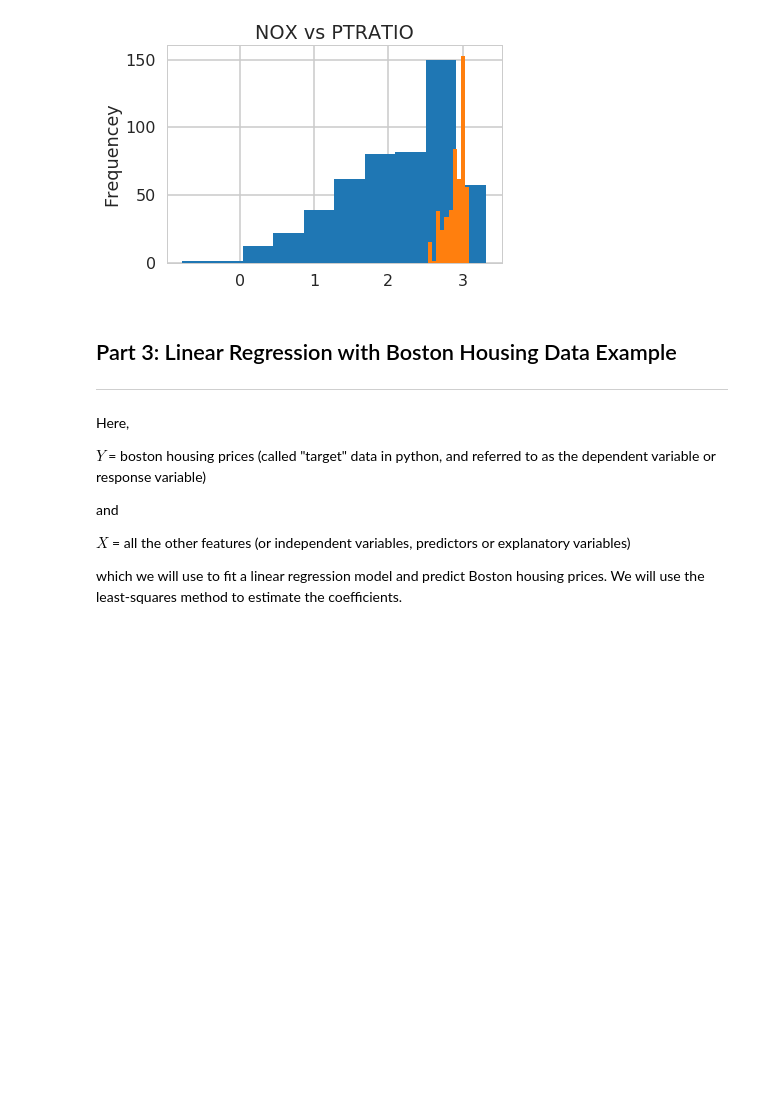
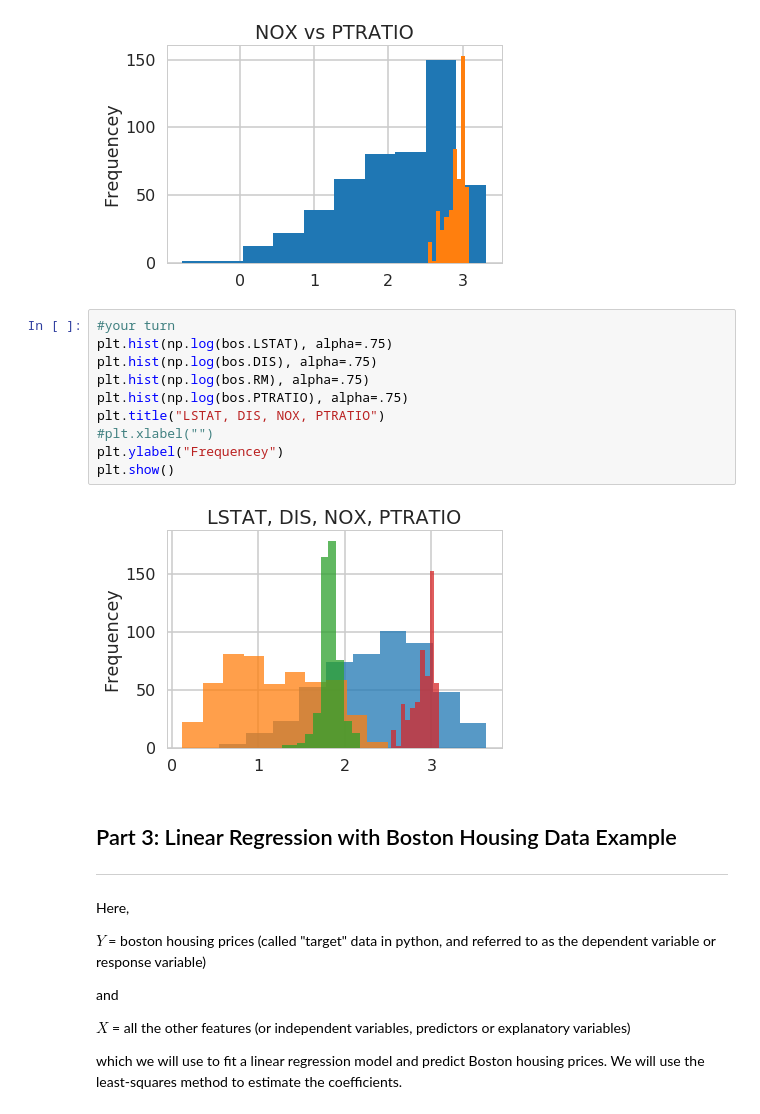
Before and after one commit to SethDKelly/Springboard, a Jupyter notebook: sec11/linear_regression/Mini_Project_Linear_Regression.ipynb, the cells around one changed output. Drawn from its saved outputs; the diff is of its cells as text; blank space fills up the shorter version.

```diff
--- a/sec11/linear_regression/Mini_Project_Linear_Regression.ipynb
+++ b/sec11/linear_regression/Mini_Project_Linear_Regression.ipynb
@@ -409,6 +409,18 @@ plt.ylabel("Frequencey")
 plt.show()
 # %% [output]
 [figure]
+# %%
+#your turn
+plt.hist(np.log(bos.LSTAT), alpha=.75)
+plt.hist(np.log(bos.DIS), alpha=.75)
+plt.hist(np.log(bos.RM), alpha=.75)
+plt.hist(np.log(bos.PTRATIO), alpha=.75)
+plt.title("LSTAT, DIS, NOX, PTRATIO")
+#plt.xlabel("")
+plt.ylabel("Frequencey")
+plt.show()
+# %% [output]
+[figure, added]
 # %% [markdown]
 ## Part 3: Linear Regression with Boston Housing Data Example
 ***
```
Also changed, not shown: parts of 1 cell of this notebook.
